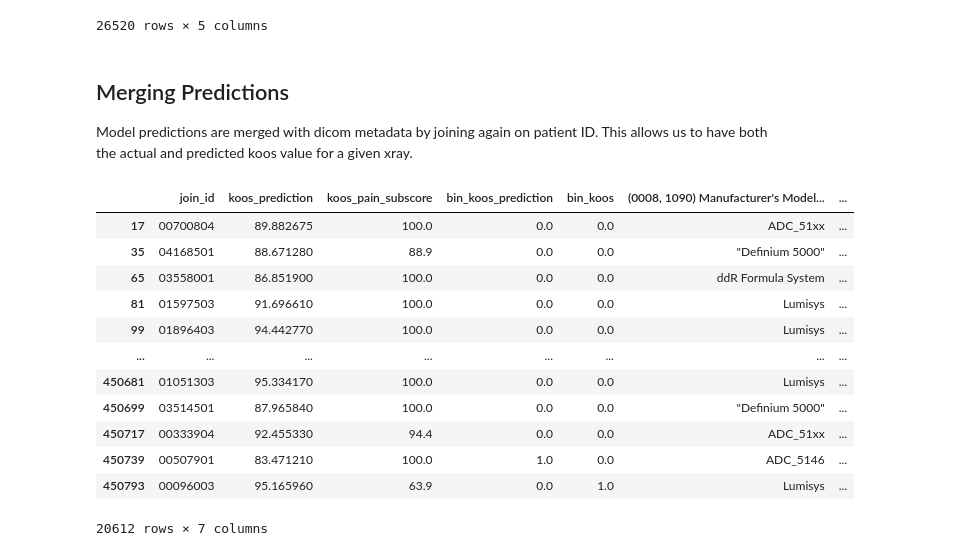
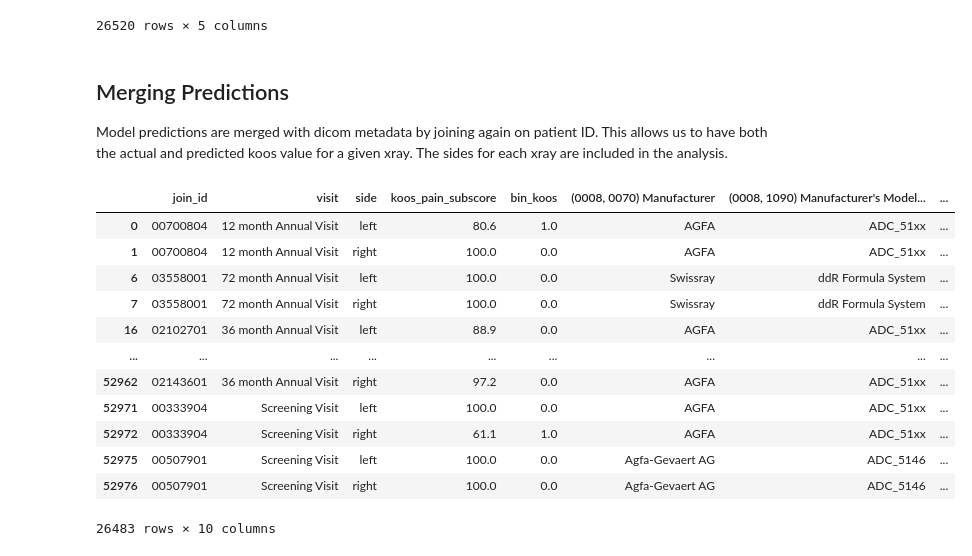
Before and after one commit to cairo-lab/xray_fingerprints, a Jupyter notebook: analysis/results_bias/bias_partition.ipynb, the cells around one changed output. Cells and saved outputs as stored; diff of their text form; code cells hidden in the pictures.

Commit message:
Update bias analysis
Former-commit-id: a57875064a5a5f50f69ad6b939ed0bc0a6e79452

```diff
--- a/analysis/results_bias/bias_partition.ipynb
+++ b/analysis/results_bias/bias_partition.ipynb
@@ -41,12 +61,13 @@ for filename in combined_files:
 
     original_dataframes[name] = df
 # %%
-dfs: dict[str, pd.DataFrame] = {}
+dfs = {}
 
 for side in ["left", "right"]:
     subset_cols = (
         ["id", "kooskpl", "womkpl"] if side == "left" else ["id", "kooskpr", "womkpr"]
     )
+
     dfs[side] = utils.concatenate_from_timepoints(
         original_dataframes,
         dataset_substring="allclinical",
@@ -67,3 +88,5 @@ for side in ["left", "right"]:
     dfs[side]["side"] = side
 
 all_knee_pain_scores = pd.concat([val for val in dfs.values()])
+all_knee_pain_scores["visit"] = all_knee_pain_scores["visit"].apply(lambda x: CLINICAL_WAVES_TO_FOLLOWUP.get(x, pd.NA))
+all_knee_pain_scores
@@ -72,3 +109,8 @@ with open(DICOM_METADATA_PATH, "rb") as f:
     dicom_metadata = pickle.load(f)
 
 dicom_metadata["join_id"] = dicom_metadata.index.values.astype("str")
+dicom_metadata["dicom_join_id"] = dicom_metadata["(0010, 0020) Patient ID"].astype("str")
+dicom_metadata["Site ID - Model"] = dicom_metadata["(0012, 0030) Clinical Trial Site ID"] \
+    .str.cat(dicom_metadata["(0008, 1090) Manufacturer's Model Name"])
+
+dicom_metadata[["join_id", "dicom_join_id"] + VARIABLES_OF_INTEREST]
@@ -176,40 +319,33 @@ df_predictions
 # %% [markdown]
 ## Merging Predictions
 
-Model predictions are merged with dicom metadata by joining again on patient ID.  This allows us to have both the actual and predicted koos value for a given xray.
+Model predictions are merged with dicom metadata by joining again on patient ID.  This allows us to have both the actual and predicted koos value for a given xray.  The sides for each xray are included in the analysis.
 # %%
-SUBSET_COLUMNS = [
-    "join_id",
-    "koos_prediction",
-    "koos_pain_subscore",
-    "bin_koos_prediction",
-    "bin_koos",
-    "(0008, 1090) Manufacturer's Model Name",
-    "(0018, 1000) Device Serial Number",
-]
+koos_variables = ["koos_pain_subscore", "bin_koos"]
 
-df_combined_predictions = utils.subset_dataframe(
-    df_combined.merge(
-        df_predictions, left_on="join_id", right_on="join_id", how="inner"
-    ).dropna(subset=["koos_prediction", "(0008, 1090) Manufacturer's Model Name"]),
-    SUBSET_COLUMNS,
-).drop_duplicates(subset="join_id", keep="last")
+df_combined_predictions =  df_combined.merge(
+    df_predictions,
+    left_on="join_id",
+    right_on="join_id",
+    how="inner"
+) \
+    .dropna(subset=["koos_prediction"] + VARIABLES_OF_INTEREST)
 
-df_combined_predictions
+df_combined_predictions[["join_id", "visit", "side"] + koos_variables + VARIABLES_OF_INTEREST]
 # %% [output]
-|  | join_id | koos_prediction | koos_pain_subscore | bin_koos_prediction | bin_koos | (0008, 1090) Manufacturer's Model... | ... |
-| 17 | 00700804 | 89.882675 | 100.0 | 0.0 | 0.0 | ADC_51xx | ... |
-| 35 | 04168501 | 88.671280 | 88.9 | 0.0 | 0.0 | "Definium 5000" | ... |
-| 65 | 03558001 | 86.851900 | 100.0 | 0.0 | 0.0 | ddR Formula System | ... |
-| 81 | 01597503 | 91.696610 | 100.0 | 0.0 | 0.0 | Lumisys | ... |
-| 99 | 01896403 | 94.442770 | 100.0 | 0.0 | 0.0 | Lumisys | ... |
-| ... | ... | ... | ... | ... | ... | ... | ... |
-| 450681 | 01051303 | 95.334170 | 100.0 | 0.0 | 0.0 | Lumisys | ... |
-| 450699 | 03514501 | 87.965840 | 100.0 | 0.0 | 0.0 | "Definium 5000" | ... |
-| 450717 | 00333904 | 92.455330 | 94.4 | 0.0 | 0.0 | ADC_51xx | ... |
-| 450739 | 00507901 | 83.471210 | 100.0 | 1.0 | 0.0 | ADC_5146 | ... |
-| 450793 | 00096003 | 95.165960 | 63.9 | 0.0 | 1.0 | Lumisys | ... |
+|  | join_id | visit | side | koos_pain_subscore | bin_koos | (0008, 0070) Manufacturer | (0008, 1090) Manufacturer's Model... | ... |
+| 0 | 00700804 | 12 month Annual Visit | left | 80.6 | 1.0 | AGFA | ADC_51xx | ... |
+| 1 | 00700804 | 12 month Annual Visit | right | 100.0 | 0.0 | AGFA | ADC_51xx | ... |
+| 6 | 03558001 | 72 month Annual Visit | left | 100.0 | 0.0 | Swissray | ddR Formula System | ... |
+| 7 | 03558001 | 72 month Annual Visit | right | 100.0 | 0.0 | Swissray | ddR Formula System | ... |
+| 16 | 02102701 | 36 month Annual Visit | left | 88.9 | 0.0 | AGFA | ADC_51xx | ... |
+| ... | ... | ... | ... | ... | ... | ... | ... | ... |
+| 52962 | 02143601 | 36 month Annual Visit | right | 97.2 | 0.0 | AGFA | ADC_51xx | ... |
+| 52971 | 00333904 | Screening Visit | left | 100.0 | 0.0 | AGFA | ADC_51xx | ... |
+| 52972 | 00333904 | Screening Visit | right | 61.1 | 1.0 | AGFA | ADC_51xx | ... |
+| 52975 | 00507901 | Screening Visit | left | 100.0 | 0.0 | Agfa-Gevaert AG | ADC_5146 | ... |
+| 52976 | 00507901 | Screening Visit | right | 100.0 | 0.0 | Agfa-Gevaert AG | ADC_5146 | ... |
-20612 rows × 7 columns
+26483 rows × 10 columns
 # %% [markdown]
 ## Koos Accuracy by Manufacturer
 
```
Also changed, not shown: parts of 10 cells of this notebook, 1 other file.
